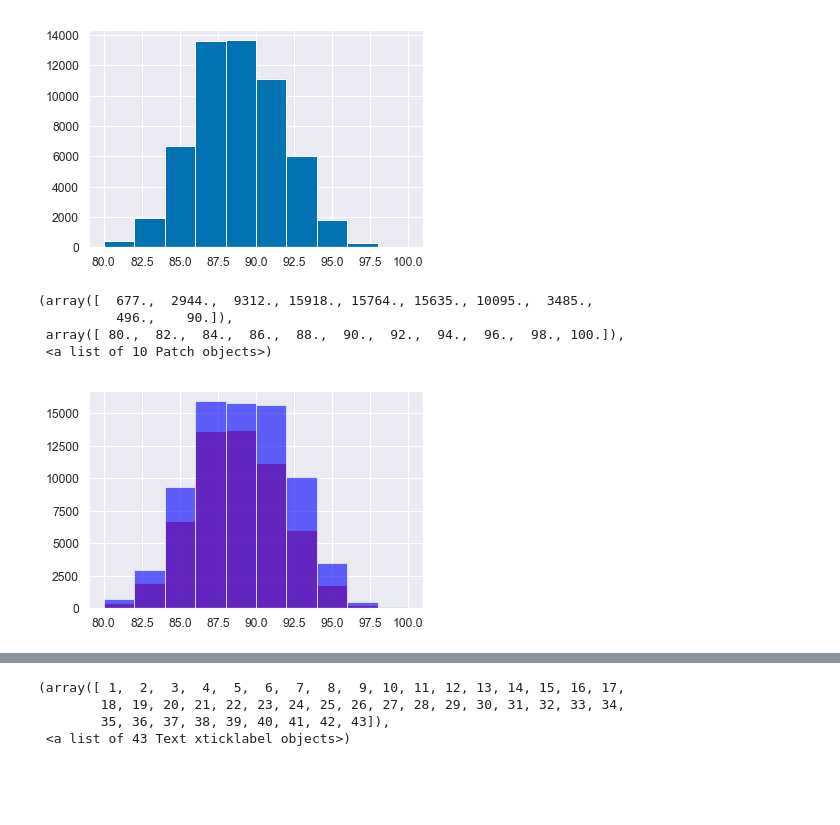
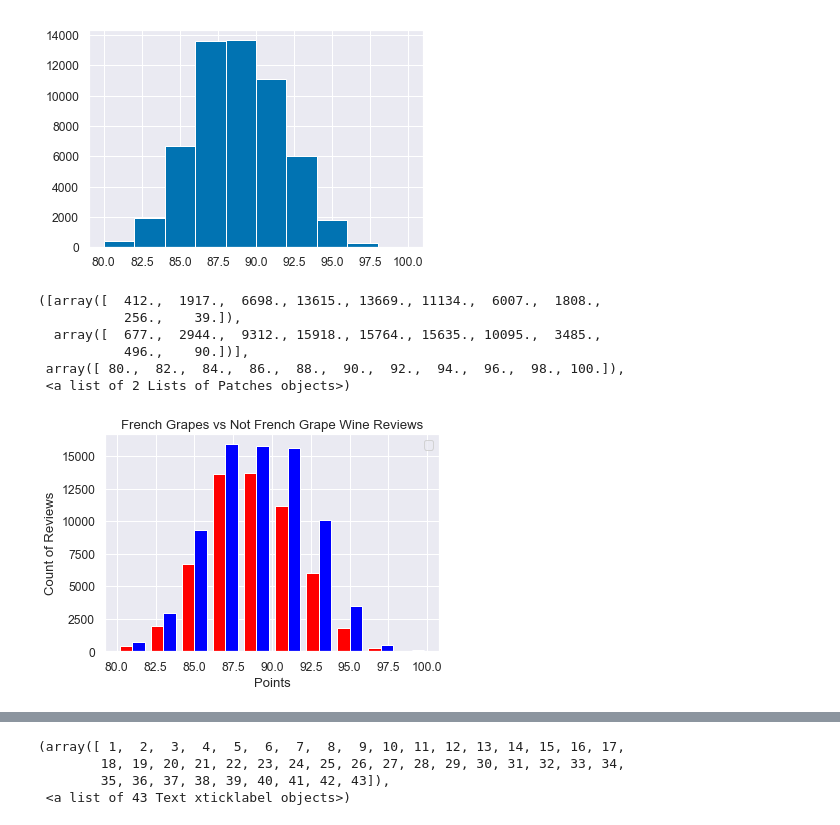
Before and after one commit to loisr/WineReviews, a Jupyter notebook: WIne Reiviews Data Visualization.ipynb, the cells around one changed output, grey strips where cells are left out. Saved outputs shown, nothing was run; the diff lists cells and outputs as text; code cells hidden in the pictures; blank space fills up the shorter version.

```diff
--- a/WIne Reiviews Data Visualization.ipynb
+++ b/WIne Reiviews Data Visualization.ipynb
@@ -212,12 +242,20 @@ plt.hist(notFrench.points)
  array([ 80.,  82.,  84.,  86.,  88.,  90.,  92.,  94.,  96.,  98., 100.]),
  <a list of 10 Patch objects>)
 [figure]
-# %%
-plt.hist(notFrench.points, alpha=0.6, color = 'red')
-plt.hist(frenchWine.points, alpha=0.6, color = 'blue')
-# %% [output]
-(array([  677.,  2944.,  9312., 15918., 15764., 15635., 10095.,  3485.,
-          496.,    90.]),
- array([ 80.,  82.,  84.,  86.,  88.,  90.,  92.,  94.,  96.,  98., 100.]),
- <a list of 10 Patch objects>)
-[figure, removed]
+# %%
+legend = ['Not French', 'French']
+reviews_french = frenchWine.points
+reviews_not_french = notFrench.points
+plt.title('French Grapes vs Not French Grape Wine Reviews')
+plt.xlabel('Points')
+plt.ylabel('Count of Reviews')
+plt.legend(legend)
+plt.hist([reviews_not_french, reviews_french], color = ['red', 'blue'])
+# %% [output]
+([array([  412.,  1917.,  6698., 13615., 13669., 11134.,  6007.,  1808.,
+           256.,    39.]),
+  array([  677.,  2944.,  9312., 15918., 15764., 15635., 10095.,  3485.,
+           496.,    90.])],
+ array([ 80.,  82.,  84.,  86.,  88.,  90.,  92.,  94.,  96.,  98., 100.]),
+ <a list of 2 Lists of Patches objects>)
+[figure, added]
```
Also changed, not shown: parts of 38 cells of this notebook.
